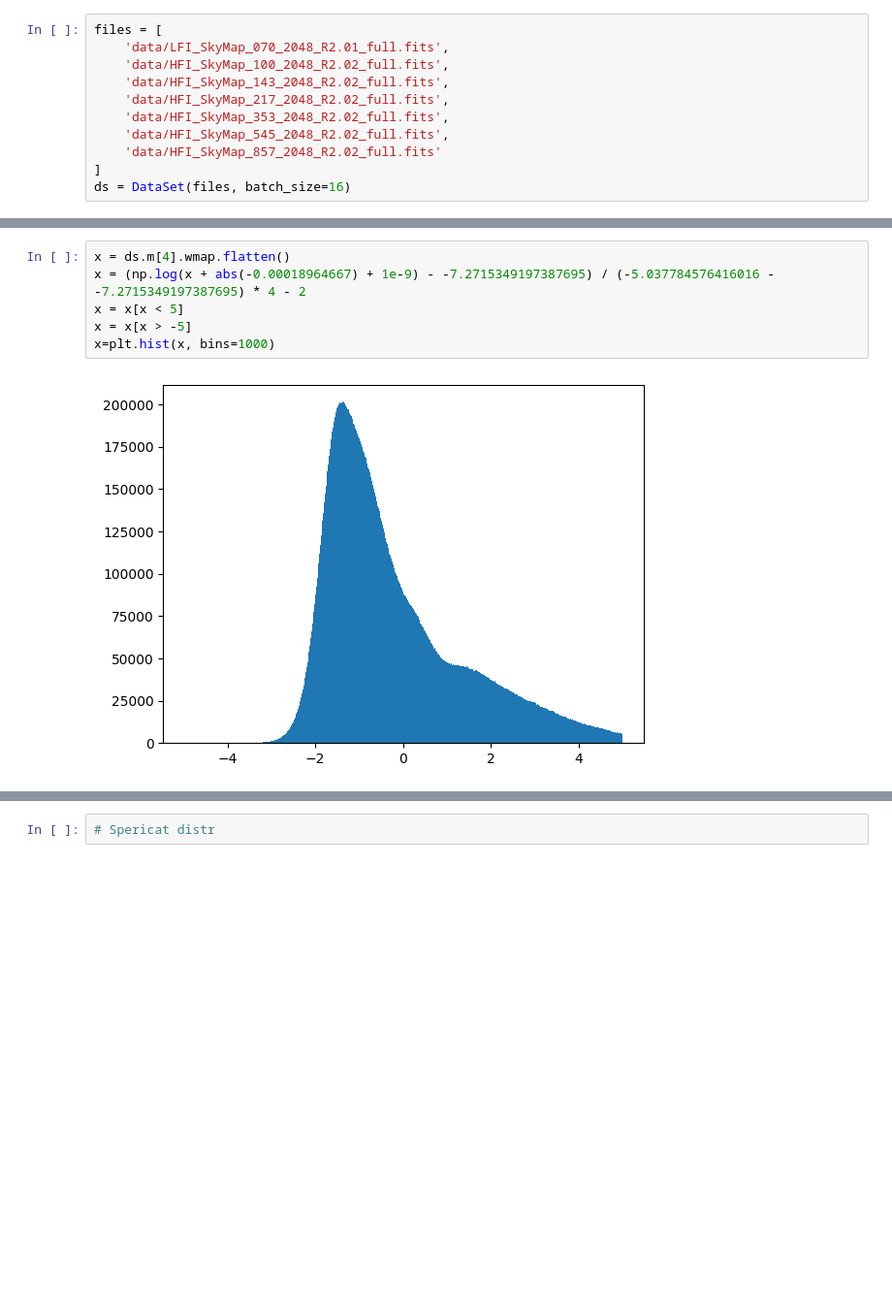
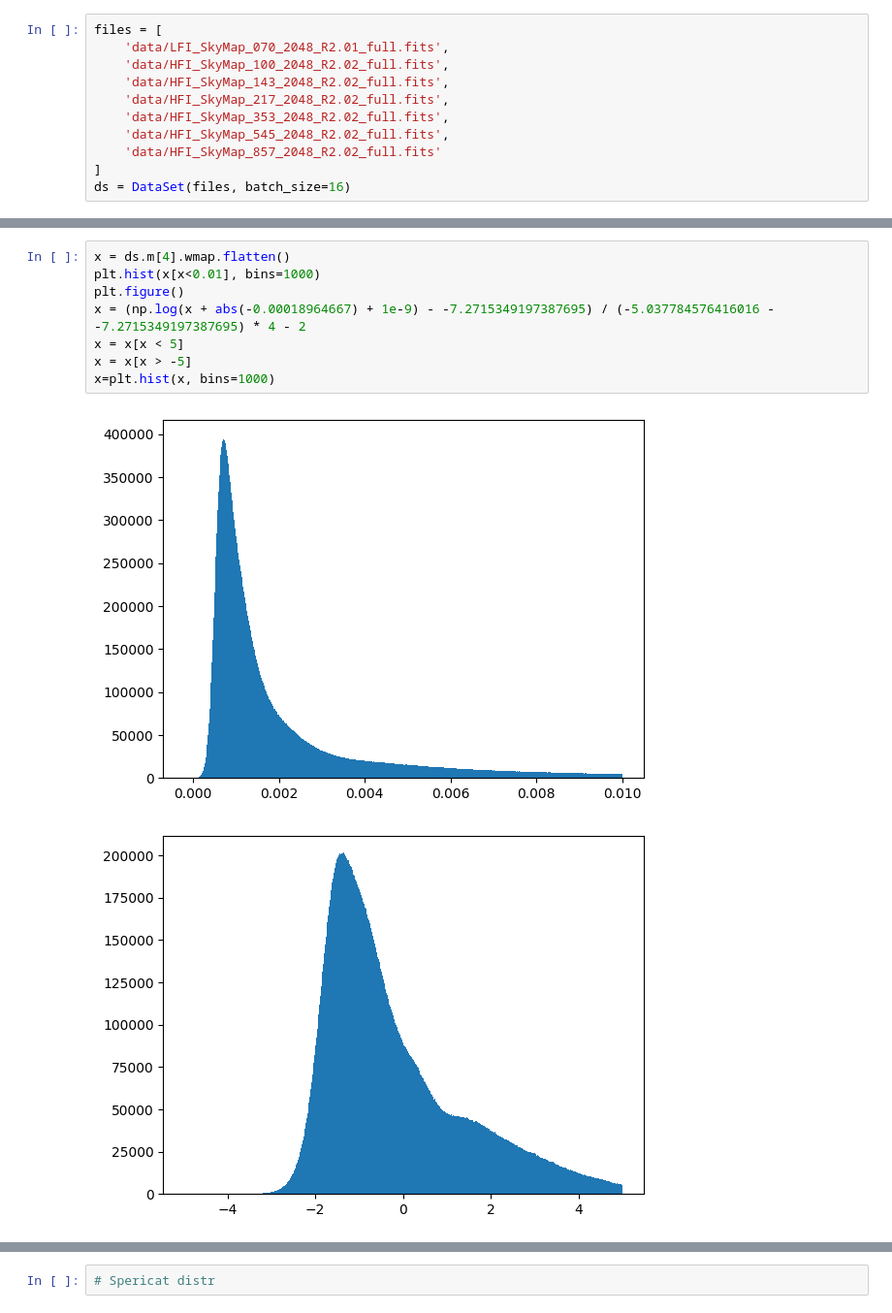
Before and after one commit to Mitbus/astro, a Jupyter notebook: distr.ipynb, the cells around one changed output, grey strips where cells are left out. Shown at 97% size. Saved outputs shown, nothing was run; the diff lists cells and outputs as text; blank space fills up the shorter version.

```diff
--- a/distr.ipynb
+++ b/distr.ipynb
@@ -71,10 +86,13 @@ x=plt.hist(x, bins=1000)
 # %%
 x = ds.m[4].wmap.flatten()
+plt.hist(x[x<0.01], bins=1000)
+plt.figure()
 x = (np.log(x + abs(-0.00018964667) + 1e-9) - -7.2715349197387695) / (-5.037784576416016 - -7.2715349197387695) * 4 - 2
 x = x[x < 5]
 x = x[x > -5]
 x=plt.hist(x, bins=1000)
 # %% [output]
-[figure, old version]
+[figure, new version]
+[figure, added]
 # %%
 x = ds.m[5].wmap.flatten()
```
Also changed, not shown: parts of 7 cells of this notebook.
